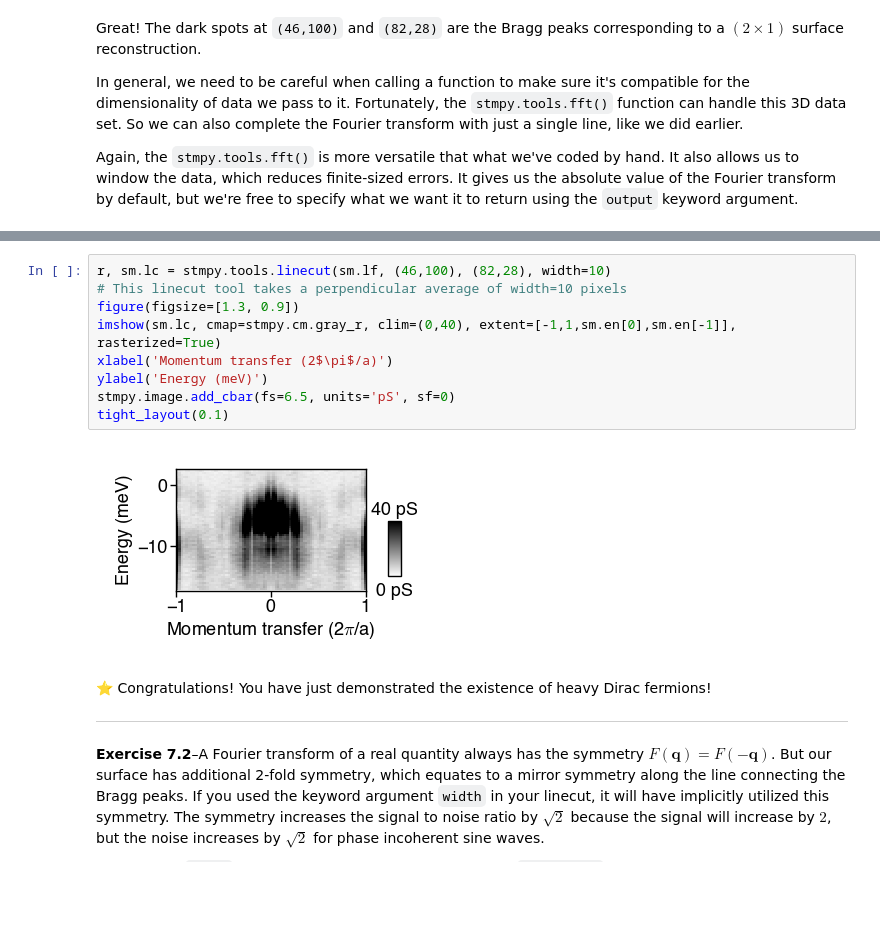
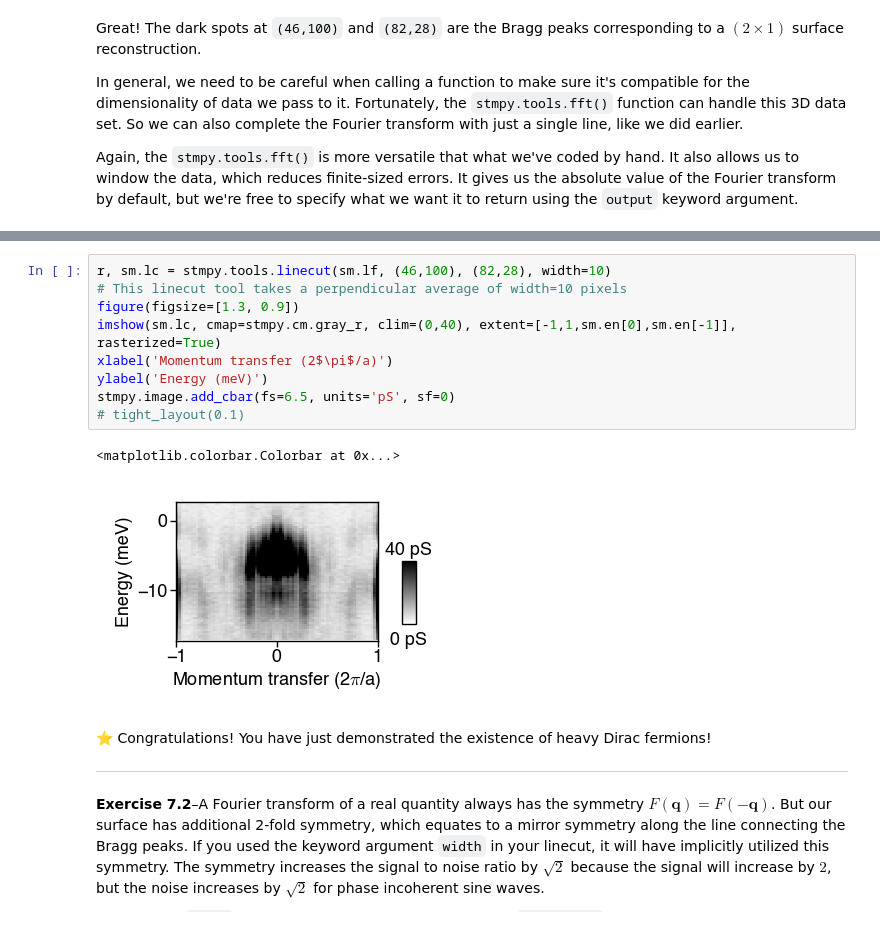
Before and after one commit to hoffmanlabcoding/stmpy, a Jupyter notebook: stmpy/doc/Stmpy 101 - getting started.ipynb, the cells around one changed output, grey strips where cells are left out. Saved outputs shown, nothing was run; the diff lists cells and outputs as text; blank space fills up the shorter version.

```diff
--- a/stmpy/doc/Stmpy 101 - getting started.ipynb
+++ b/stmpy/doc/Stmpy 101 - getting started.ipynb
@@ -1046,14 +1043,15 @@ _Hint: `imshow` lets you supply a keyword argument `extent`, which defines your
 # %%
 r, sm.lc = stmpy.tools.linecut(sm.lf, (46,100), (82,28), width=10)
 # This linecut tool takes a perpendicular average of width=10 pixels
 figure(figsize=[1.3, 0.9])
 imshow(sm.lc, cmap=stmpy.cm.gray_r, clim=(0,40), extent=[-1,1,sm.en[0],sm.en[-1]], rasterized=True)
 xlabel('Momentum transfer (2$\pi$/a)')
 ylabel('Energy (meV)')
 stmpy.image.add_cbar(fs=6.5, units='pS', sf=0)
-tight_layout(0.1)
+# tight_layout(0.1)
 # %% [output]
+<matplotlib.colorbar.Colorbar at 0x...>
-[figure, old version]
+[figure, new version]
 # %% [markdown]
 ⭐️ Congratulations! You have just demonstrated the existence of heavy Dirac fermions!
 
```
Also changed, not shown: parts of 27 cells of this notebook, 17 other files.
